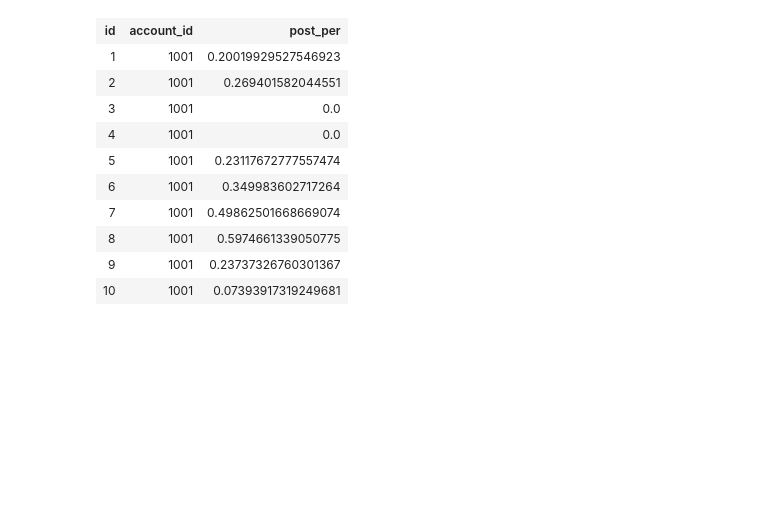
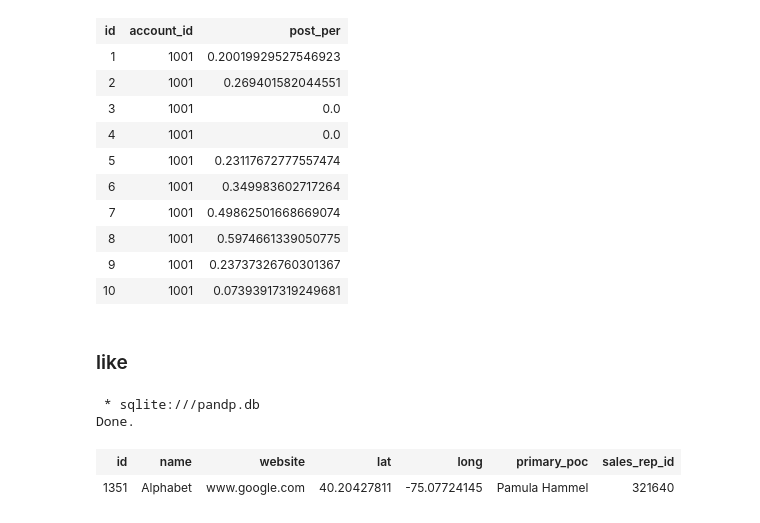
Before and after one commit to bramuelaswani/ML-DL-Related, a Jupyter notebook: SQL Exercises.ipynb, the cells around one changed output. Cells and saved outputs as stored; diff of their text form; code cells hidden in the pictures; blank space fills up the shorter version.

```diff
--- a/SQL Exercises.ipynb
+++ b/SQL Exercises.ipynb
@@ -208,3 +208,15 @@ Done.
 | 8 | 1001 | 0.5974661339050775 |
 | 9 | 1001 | 0.23737326760301367 |
 | 10 | 1001 | 0.07393917319249681 |
+# %% [markdown]
+### like
+# %%
+%%sql
+SELECT *
+FROM accounts
+WHERE website LIKE '%google%';
+# %% [output]
+ * sqlite:///pandp.db
+Done.
+| id | name | website | lat | long | primary_poc | sales_rep_id |
+| 1351 | Alphabet | www.google.com | 40.20427811 | -75.07724145 | Pamula Hammel | 321640 |
```
Also changed, not shown: parts of 7 cells of this notebook.
